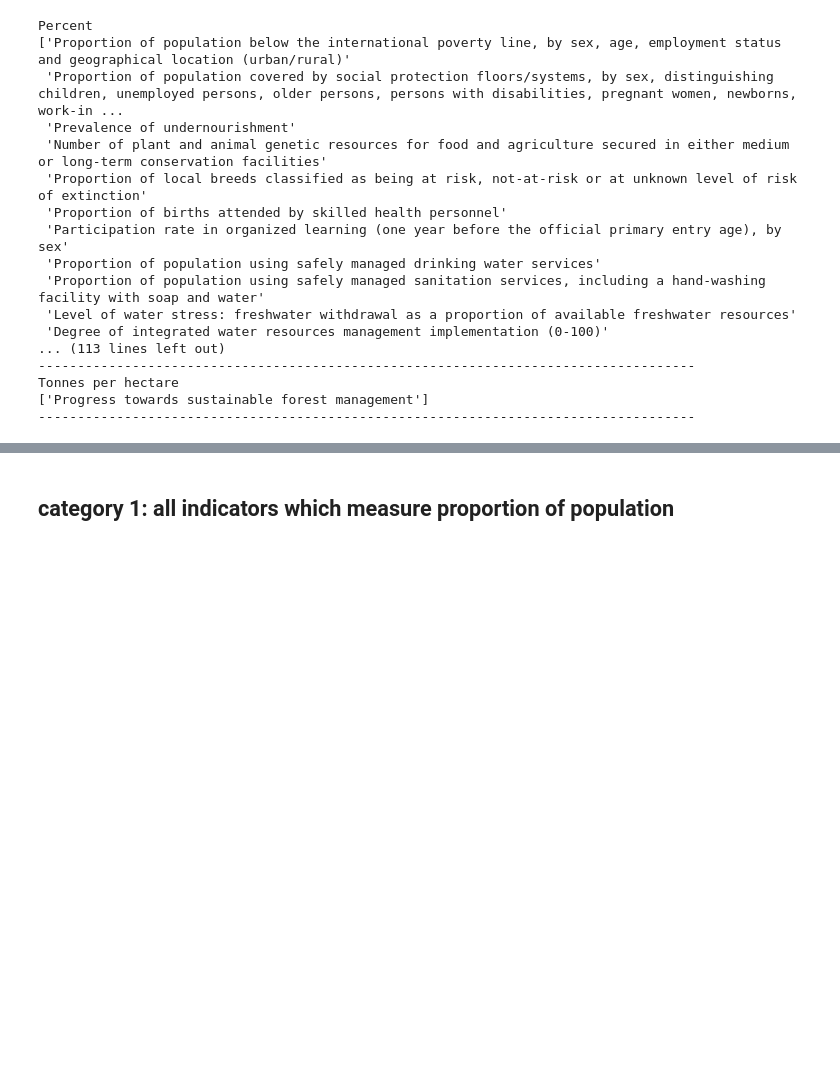
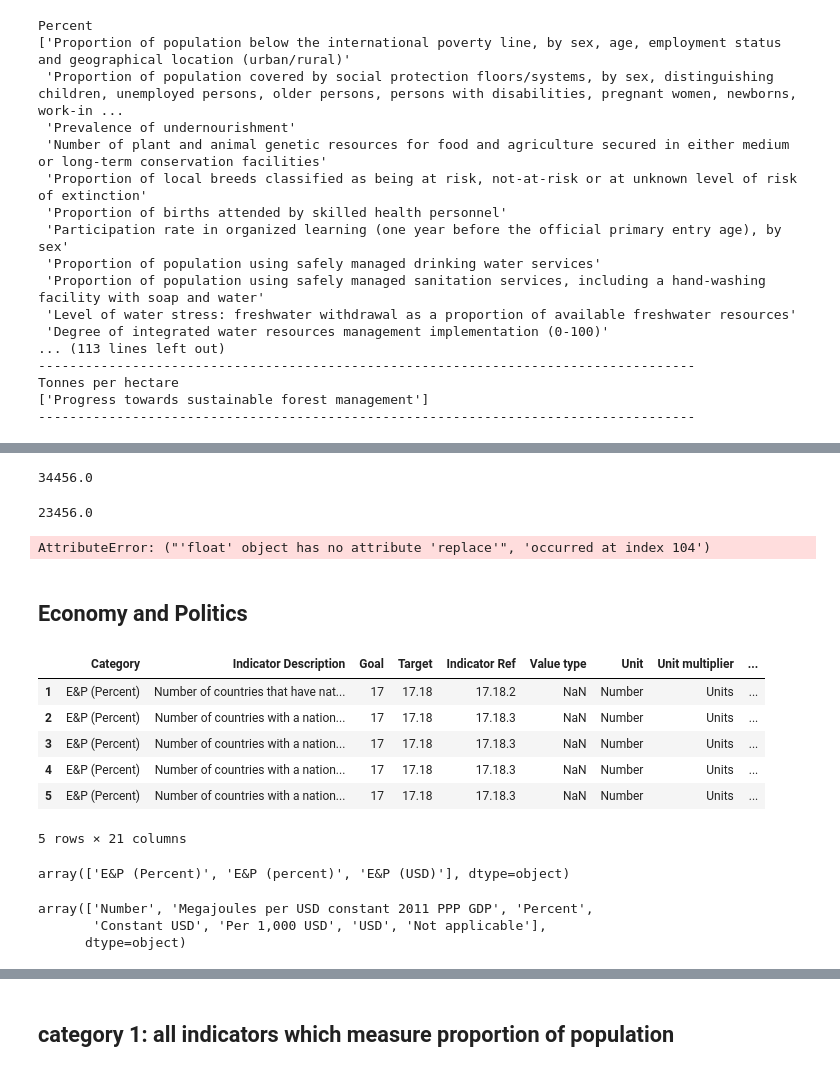
Before and after one commit to felix-laumann/MBML-SDG-targets, a Jupyter notebook: Data preprocessing and visualisation_GalinaFelix.ipynb, the cells around one changed output, grey strips where cells are left out. Cells and saved outputs as stored; diff of their text form; code cells hidden in the pictures; blank space fills up the shorter version.

```diff
--- a/Data preprocessing and visualisation_GalinaFelix.ipynb
+++ b/Data preprocessing and visualisation_GalinaFelix.ipynb
@@ -223,0 +366,43 @@ Tonnes per hectare
+# %%
+st = '34456'
+float(st.replace(',',''))
+# %% [output]
+34456.0
+# %%
+st2 = '234,56'
+float(st2.replace(',',''))
+# %% [output]
+23456.0
+# %%
+df_pop_to_percent = df_pop_soon_percent.copy()
+
+for yr in year:
+    df_pop_to_percent[yr] = df_pop_to_percent.apply(lambda r: toPercent(r['Unit'], float(r[yr])), axis=1)
+df_pop_to_percent['Unit'] = 'Percent'
+
+df_pop_to_percent
+# %% [output]
+AttributeError: ("'float' object has no attribute 'replace'", 'occurred at index 104')
+# %% [markdown]
+## Economy and Politics
+# %%
+df_ecopol = ind_cat_joined[ind_cat_joined['Category'].str.contains('E&P')]
+df_ecopol.head()
+# %% [output]
+|  | Category | Indicator Description | Goal | Target | Indicator Ref | Value type | Unit | Unit multiplier | ... |
+| 1 | E&P (Percent) | Number of countries that have nat... | 17 | 17.18 | 17.18.2 | NaN | Number | Units | ... |
+| 2 | E&P (Percent) | Number of countries with a nation... | 17 | 17.18 | 17.18.3 | NaN | Number | Units | ... |
+| 3 | E&P (Percent) | Number of countries with a nation... | 17 | 17.18 | 17.18.3 | NaN | Number | Units | ... |
+| 4 | E&P (Percent) | Number of countries with a nation... | 17 | 17.18 | 17.18.3 | NaN | Number | Units | ... |
+| 5 | E&P (Percent) | Number of countries with a nation... | 17 | 17.18 | 17.18.3 | NaN | Number | Units | ... |
+5 rows × 21 columns
+# %%
+df_ecopol['Category'].unique()
+# %% [output]
+array(['E&P (Percent)', 'E&P (percent)', 'E&P (USD)'], dtype=object)
+# %%
+df_ecopol['Unit'].unique()
+# %% [output]
+array(['Number', 'Megajoules per USD constant 2011 PPP GDP', 'Percent',
+       'Constant USD', 'Per 1,000 USD', 'USD', 'Not applicable'],
+      dtype=object)
```
Also changed, not shown: parts of 20 cells of this notebook, 2 other files.
